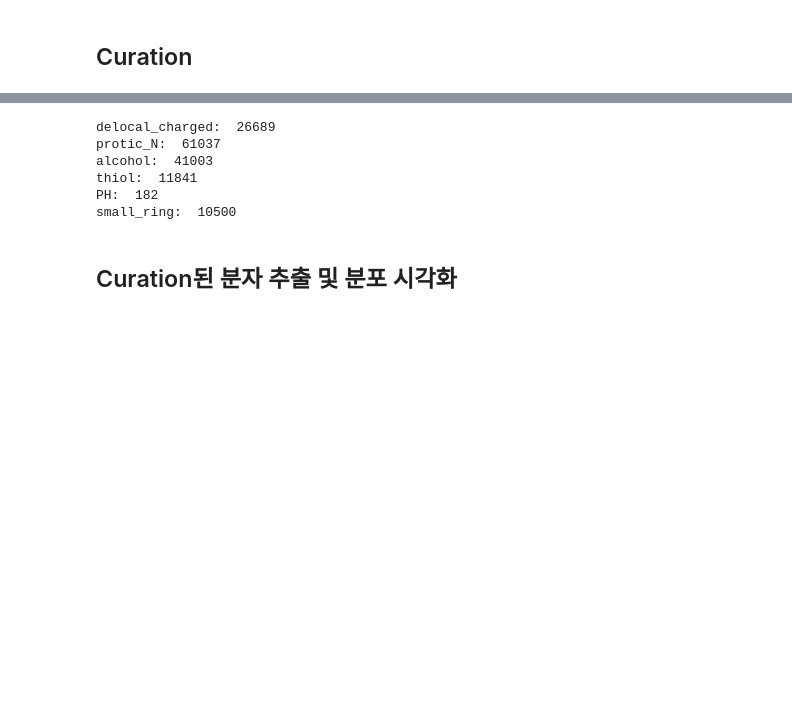
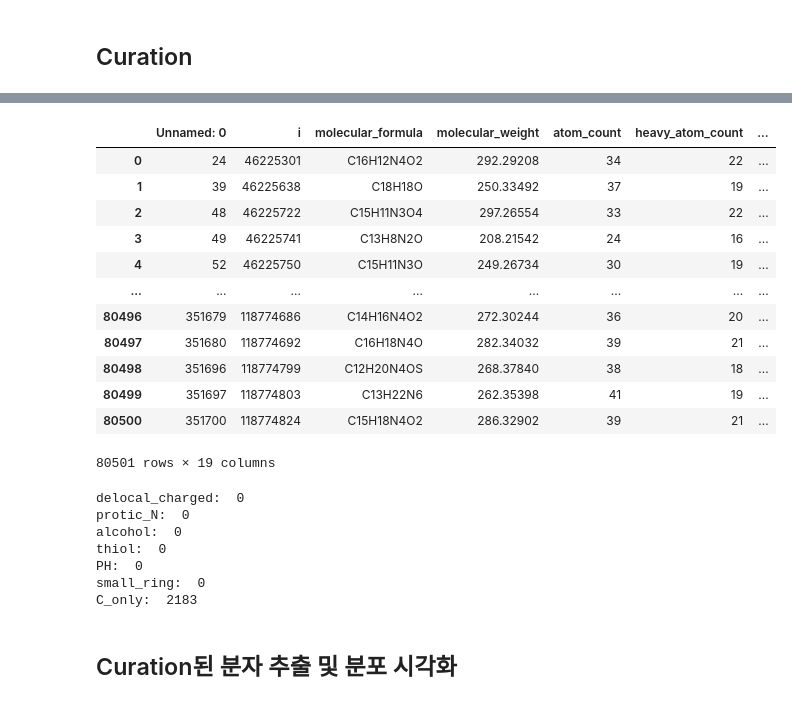
Before and after one commit to SeohyeonJang/MILESTONE, a Jupyter notebook: Baseline/2_ScreeningModel/1_PrepareDataset/Data_Curation.ipynb, the cells around one changed output, grey strips where cells are left out. Saved outputs shown, nothing was run; the diff lists cells and outputs as text; code cells hidden in the pictures; blank space fills up the shorter version.

```diff
--- a/Baseline/2_ScreeningModel/1_PrepareDataset/Data_Curation.ipynb
+++ b/Baseline/2_ScreeningModel/1_PrepareDataset/Data_Curation.ipynb
@@ -201,3 +200,19 @@ merged_df[['delocal_charged', 'protic_N', 'alcohol', 'thiol', 'PH', 'small_ring'
+# %%
+merged_df
+# %% [output]
+|  | Unnamed: 0 | i | molecular_formula | molecular_weight | atom_count | heavy_atom_count | ... |
+| 0 | 24 | 46225301 | C16H12N4O2 | 292.29208 | 34 | 22 | ... |
+| 1 | 39 | 46225638 | C18H18O | 250.33492 | 37 | 19 | ... |
+| 2 | 48 | 46225722 | C15H11N3O4 | 297.26554 | 33 | 22 | ... |
+| 3 | 49 | 46225741 | C13H8N2O | 208.21542 | 24 | 16 | ... |
+| 4 | 52 | 46225750 | C15H11N3O | 249.26734 | 30 | 19 | ... |
+| ... | ... | ... | ... | ... | ... | ... | ... |
+| 80496 | 351679 | 118774686 | C14H16N4O2 | 272.30244 | 36 | 20 | ... |
+| 80497 | 351680 | 118774692 | C16H18N4O | 282.34032 | 39 | 21 | ... |
+| 80498 | 351696 | 118774799 | C12H20N4OS | 268.37840 | 38 | 18 | ... |
+| 80499 | 351697 | 118774803 | C13H22N6 | 262.35398 | 41 | 19 | ... |
+| 80500 | 351700 | 118774824 | C15H18N4O2 | 286.32902 | 39 | 21 | ... |
+80501 rows × 19 columns
 # %%
 print('delocal_charged: ', merged_df['delocal_charged'].sum())
 print('protic_N: ', merged_df['protic_N'].sum())
@@ -205,13 +220,15 @@ print('alcohol: ', merged_df['alcohol'].sum())
 print('thiol: ', merged_df['thiol'].sum())
 print('PH: ', merged_df['PH'].sum())
 print('small_ring: ', merged_df['small_ring'].sum())
+print('C_only: ', merged_df['C_only'].sum())
 # %% [output]
-delocal_charged:  26689
-protic_N:  61037
-alcohol:  41003
-thiol:  11841
-PH:  182
-small_ring:  10500
+delocal_charged:  0
+protic_N:  0
+alcohol:  0
+thiol:  0
+PH:  0
+small_ring:  0
+C_only:  2183
 # %% [markdown]
 ## Curation된 분자 추출 및 분포 시각화
 # %%
```
Also changed, not shown: parts of 17 cells of this notebook, 1 other file.
